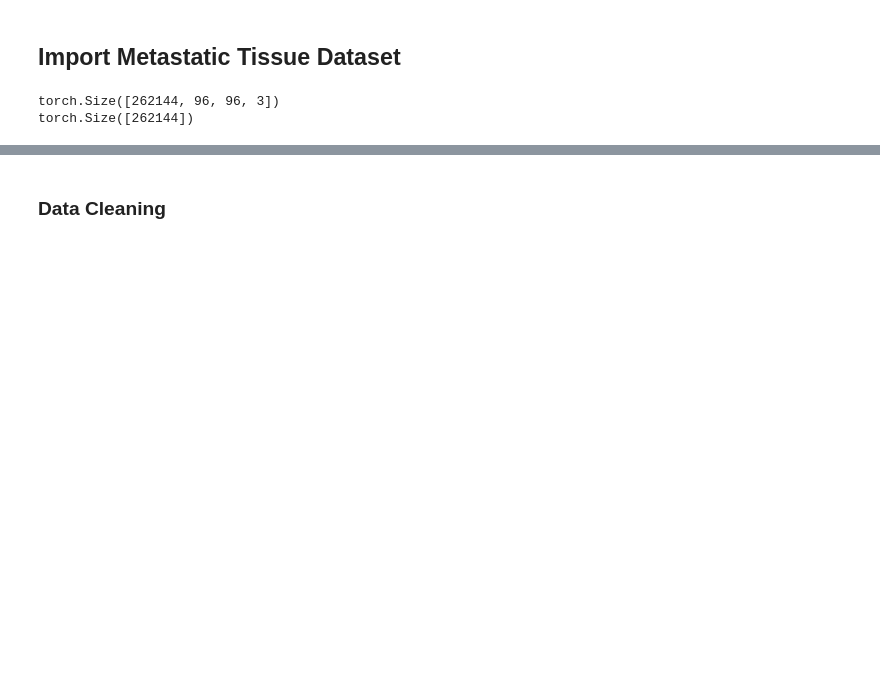
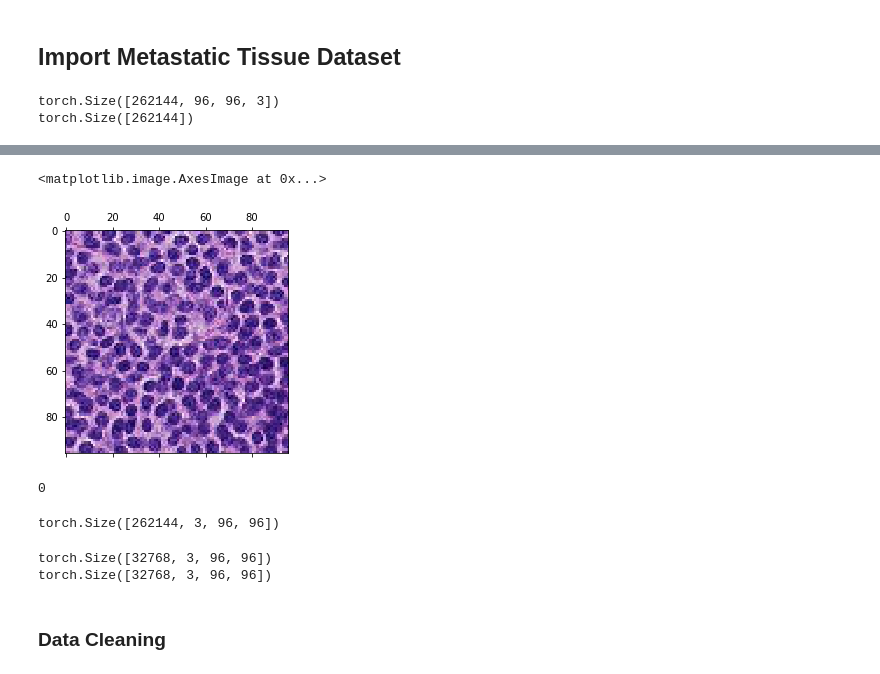
Before and after one commit to waleedrana1/NeuralNetsProject, a Jupyter notebook: Neural_Net_final_project.ipynb, the cells around one changed output, grey strips where cells are left out. Saved outputs shown, nothing was run; the diff lists cells and outputs as text; code cells hidden in the pictures; blank space fills up the shorter version.

```diff
--- a/Neural_Net_final_project.ipynb
+++ b/Neural_Net_final_project.ipynb
@@ -30,0 +59,22 @@ torch.Size([262144])
+# %%
+plt.matshow(training_images[5])
+# %% [output]
+<matplotlib.image.AxesImage at 0x...>
+[figure, added]
+# %%
+print(training_labels[5].item())
+# %% [output]
+0
+# %%
+training_images = training_images .permute((0,3,1,2)).type(torch.FloatTensor)
+print(training_images.shape)
+validation_split = validation_split.permute((0,3,1,2)).type(torch.FloatTensor)
+test_split = test_split.permute((0,3,1,2)).type(torch.FloatTensor)
+# %% [output]
+torch.Size([262144, 3, 96, 96])
+# %%
+print(validation_split.shape)
+print(test_split.shape)
+# %% [output]
+torch.Size([32768, 3, 96, 96])
+torch.Size([32768, 3, 96, 96])
```
Also changed, not shown: parts of 12 cells of this notebook.
